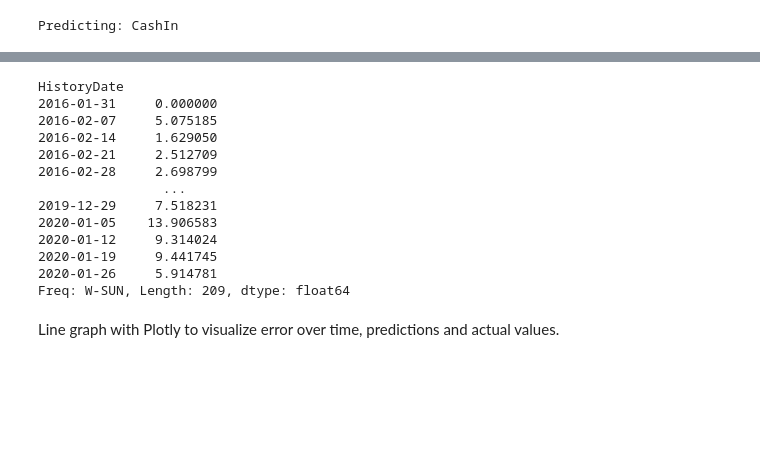
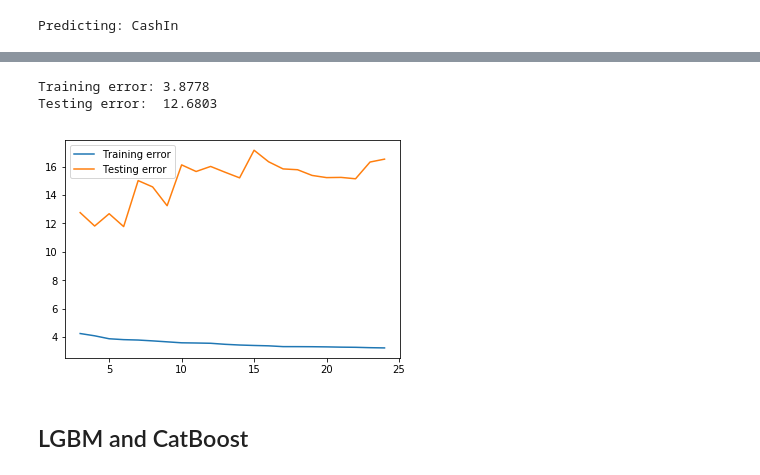
Before and after one commit to CahidArda/data-science-intenship-study, a Jupyter notebook: notebooks/atm_eda/atm_forecasting.ipynb, the cells around one changed output, grey strips where cells are left out. Saved outputs shown, nothing was run; the diff lists cells and outputs as text; code cells hidden in the pictures; blank space fills up the shorter version.

```diff
--- a/notebooks/atm_eda/atm_forecasting.ipynb
+++ b/notebooks/atm_eda/atm_forecasting.ipynb
@@ -103,26 +98,29 @@ Calculating average error by week to visualize with Plotly
-# %%
-predictions = pd.Series(forest.predict(X), index=X.index)
-weekly_errors = mape_error(means[target], predictions, mean=False)
-weekly_errors.dropna(inplace=True)
-weekly_errors = weekly_errors.resample('w').mean()
-weekly_errors
-# %% [output]
-HistoryDate
-2016-01-31     0.000000
-2016-02-07     5.075185
-2016-02-14     1.629050
-2016-02-21     2.512709
-2016-02-28     2.698799
-                ...
-2019-12-29     7.518231
-2020-01-05    13.906583
-2020-01-12     9.314024
-2020-01-19     9.441745
-2020-01-26     5.914781
-Freq: W-SUN, Length: 209, dtype: float64
-# %% [markdown]
-Line graph with Plotly to visualize error over time, predictions and actual values.
+# %%
+print("Training error: %.4f" % mape_error(forest.predict(X_train), y_train))
+print("Testing error:  %.4f" % mape_error(forest.predict(X_test), y_test))
+# %% [output]
+Training error: 3.8778
+Testing error:  12.6803
 # %%
 from forecasting import draw_model_output
 # %%
 draw_model_output(forest, X, y, split_from=X_train.index[-1])
+# %%
+train_error = []
+test_error = []
+r = range(3,25)
+for n_trees in r:
+    forest = RandomForestRegressor(n_estimators=n_trees, random_state=2)
+    forest.fit(X_train, y_train)
+
+    train_error.append(mape_error(forest.predict(X_train), y_train))
+    test_error.append(mape_error(forest.predict(X_test), y_test))
+
+plt.plot(r, train_error, label='Training error')
+plt.plot(r, test_error, label='Testing error')
+plt.legend()
+plt.show()
+# %% [output]
+[figure, added]
+# %% [markdown]
+## LGBM and CatBoost
```
Also changed, not shown: parts of 9 cells of this notebook.
